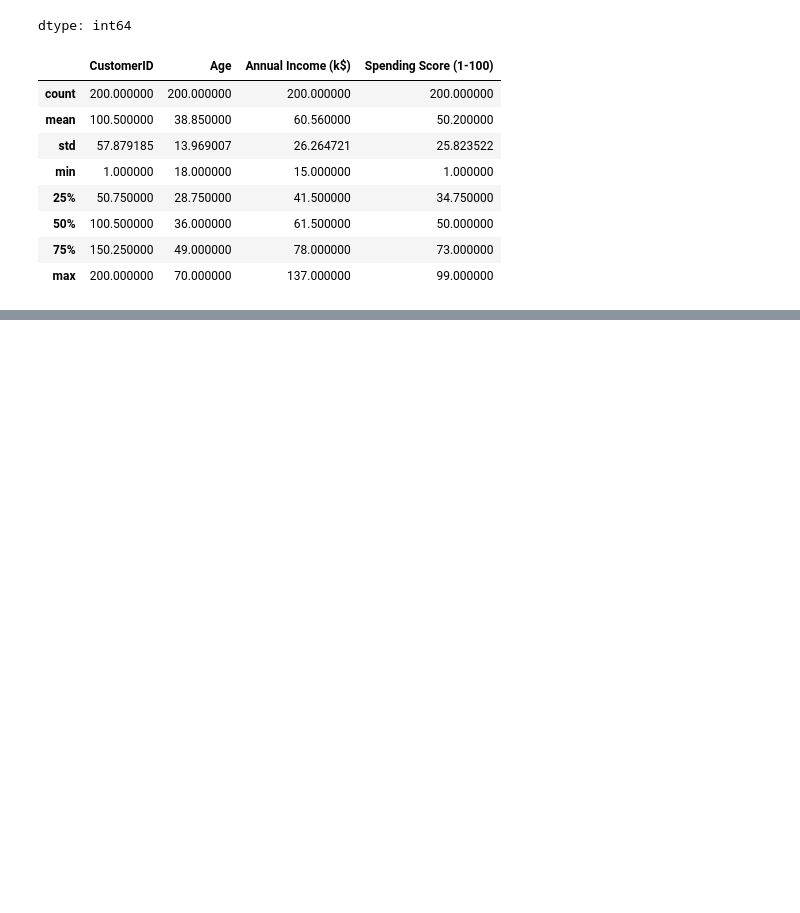
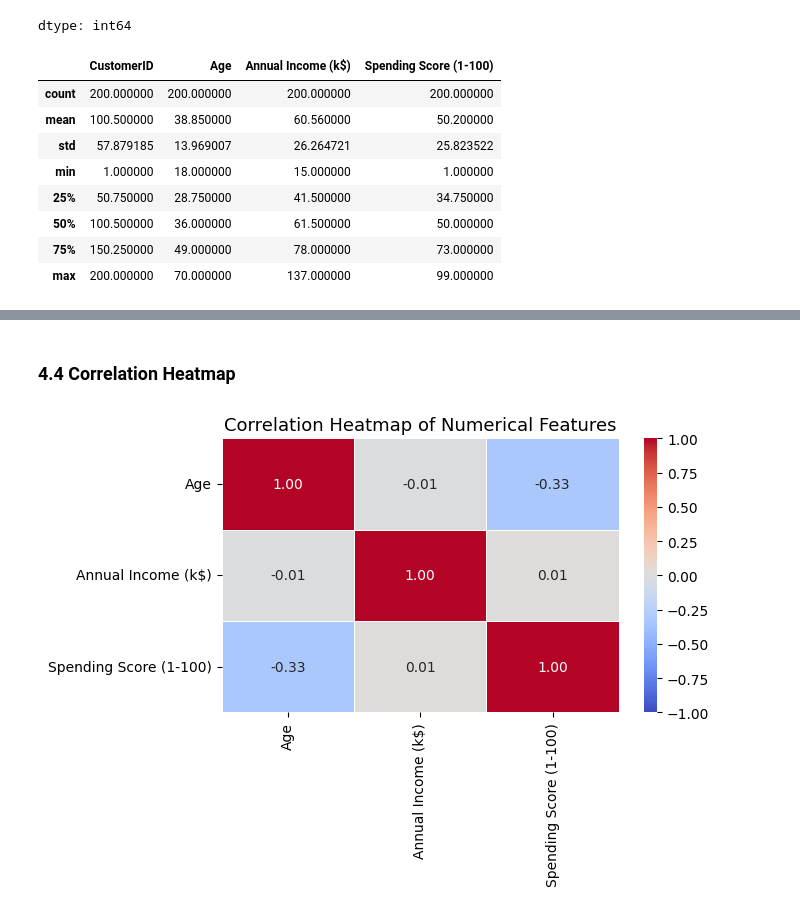
Before and after one commit to Safa30/CSE475_Machine_Learning, a Jupyter notebook: Lab/lab_2/Lab2_Unsupervised_Learning.ipynb, the cells around one changed output, grey strips where cells are left out. Cells and saved outputs as stored; diff of their text form; code cells hidden in the pictures; blank space fills up the shorter version.

```diff
--- a/Lab/lab_2/Lab2_Unsupervised_Learning.ipynb
+++ b/Lab/lab_2/Lab2_Unsupervised_Learning.ipynb
@@ -227,0 +194,12 @@ print("WCSS and Silhouette Scores calculated for K-Means.")
+# %% [markdown]
+### 4.4 Correlation Heatmap
+# %%
+numerical_df = df.select_dtypes(include=np.number).drop(columns=['CustomerID'])
+plt.figure(figsize=(7, 5))
+sns.heatmap(numerical_df.corr(), annot=True, cmap='coolwarm', fmt='.2f',
+            linewidths=0.5, vmin=-1, vmax=1)
+plt.title('Correlation Heatmap of Numerical Features', fontsize=13)
+plt.tight_layout()
+plt.show()
+# %% [output]
+[figure, added]
```
Also changed, not shown: parts of 44 cells of this notebook.
